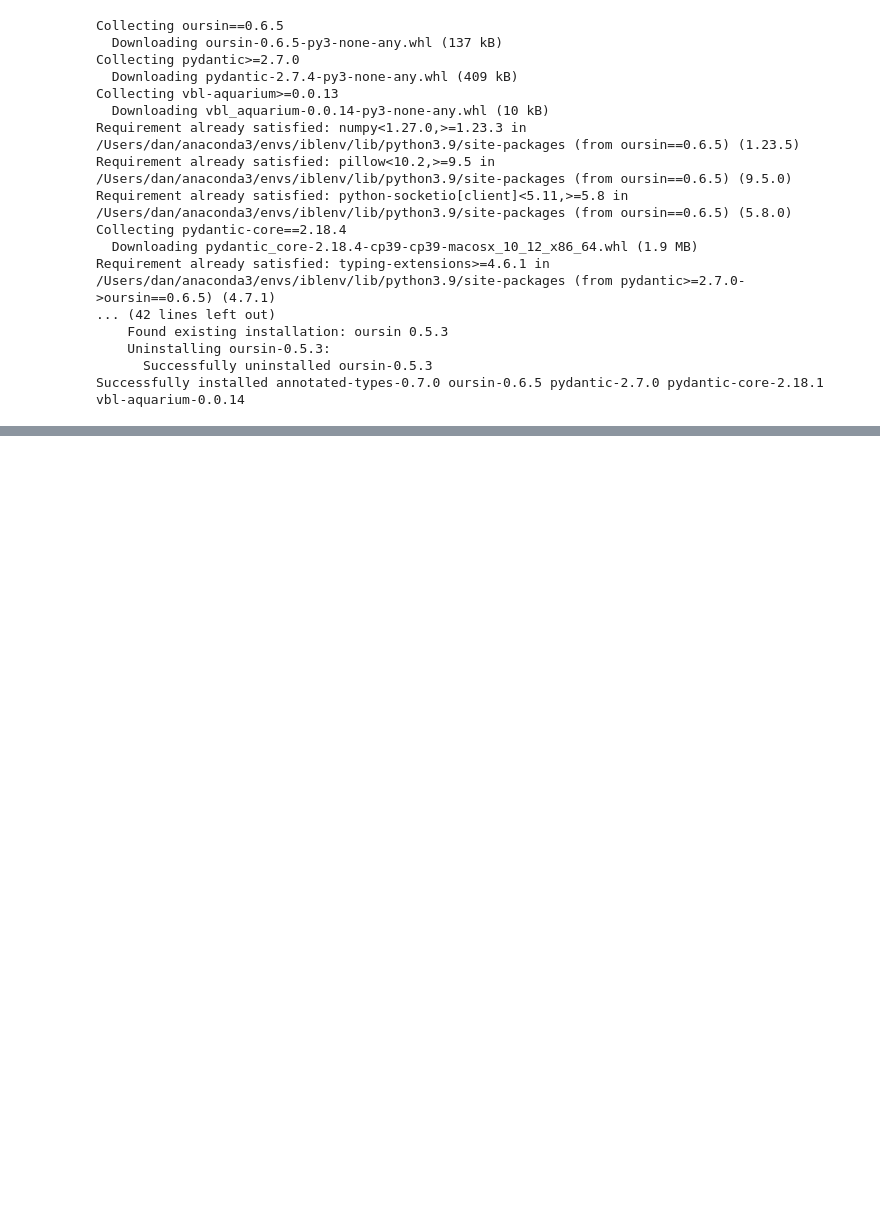
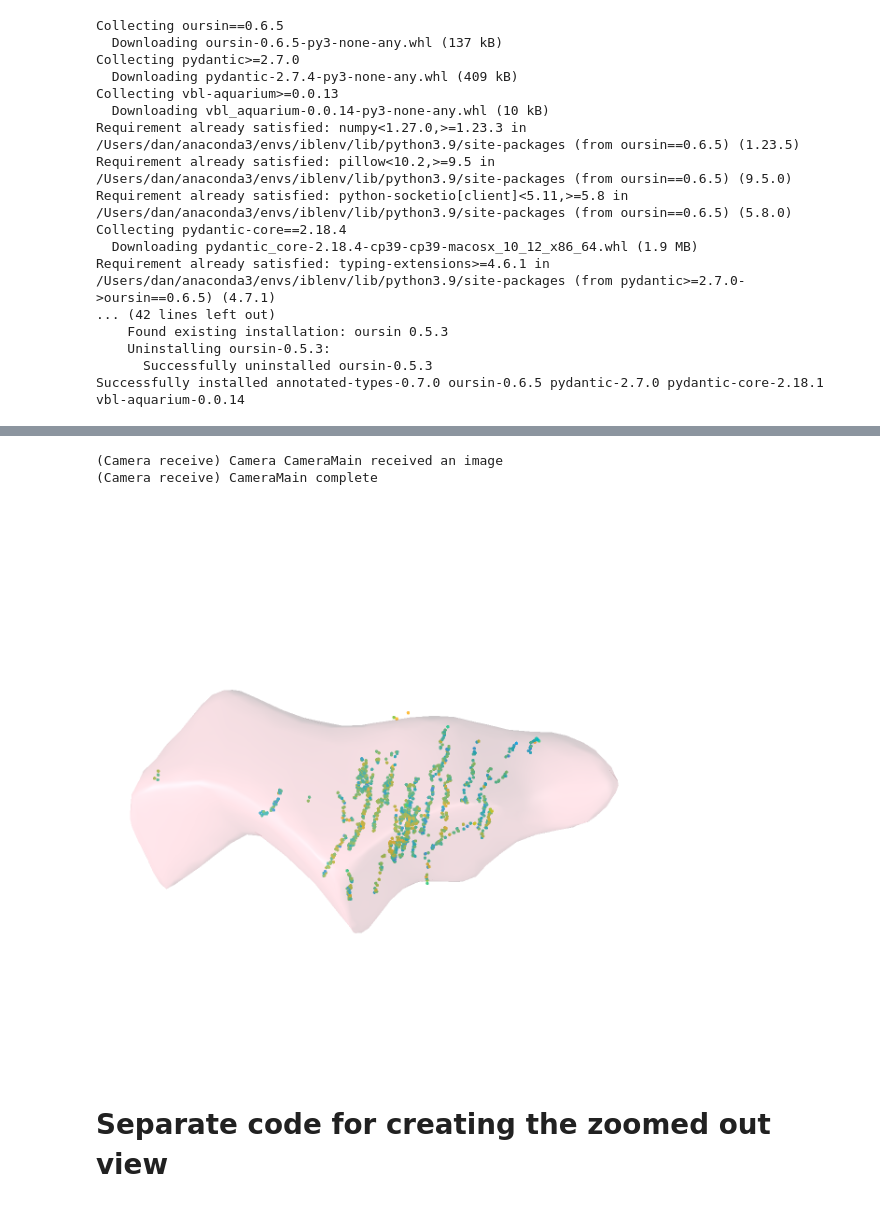
Before and after one commit to int-brain-lab/ibl-viz, a Jupyter notebook: repro_ephys/marsa/repro_ephys_fig7.ipynb, the cells around one changed output, grey strips where cells are left out. Drawn from its saved outputs; the diff is of its cells as text; code cells hidden in the pictures; blank space fills up the shorter version.

```diff
--- a/repro_ephys/marsa/repro_ephys_fig7.ipynb
+++ b/repro_ephys/marsa/repro_ephys_fig7.ipynb
@@ -32,2 +287,5 @@ turbo_cmap = cm.get_cmap('turbo')
+# %%
+def get_color(val):
+    return cm_data[np.min([int(val*255),255])]
 # %%
 data = pd.read_csv('figure7_dataframe_filt.csv')
@@ -50,3 +292,8 @@ data
+# %%
+avg_fr = data['avg_fr']
+avg_fr = np.log10(avg_fr)
+avg_fr = avg_fr - np.min(avg_fr)
+avg_fr = avg_fr / np.max(avg_fr)
 # %%
 FR_thresh = 12.3
 bregma = atlas.xyz2ccf([0,0,0])
@@ -62,11 +309,12 @@ for (i, row) in data.iterrows():
     ccf = atlas.xyz2ccf([row.x + np.random.normal()/200000, row.y, row.z + np.random.normal()/200000])
 
     if atlas.get_labels([row.x, row.y, row.z]) == 218:
-        neuronLocs.append(ccf.tolist())
-        neuronSizes.append([0.03, 0.03, 0.03] if row.avg_fr > FR_thresh else [0.015, 0.015, 0.015])
+
+        neuronLocs.append([ccf[1], ccf[0], ccf[2]])
+        neuronSizes.append([0.015, 0.015, 0.015])
         neuronShapes.append('sphere')
 
         # color
-        color = turbo_cmap(row.avg_fr/20)
+        color = get_color(avg_fr[i])
         neuronColors.append(color[:3])
 # %%
@@ -87,5 +333,8 @@ urchin.ccf25.LP.set_alpha(0.25, urchin.utils.Side.LEFT)
 # %%
 urchin.camera.main.set_mode('perspective')
 urchin.camera.main.set_rotation([22.5,22.5,225])
+urchin.camera.main.set_zoom(10)
+urchin.camera.main.set_pan(1.8,0)
+# note that you need to set the zoom/pan yourself
 # %%
 neurons = urchin.meshes.create(len(neuronLocs))
@@ -99,0 +345,8 @@ test.set_color([1,0,0])
+# %%
+await urchin.camera.main.screenshot(size=[1200,1200])
+# %% [output]
+(Camera receive) Camera CameraMain received an image
+(Camera receive) CameraMain complete
+[figure, added]
+# %% [markdown]
+# Separate code for creating the zoomed out view
```
Also changed, not shown: parts of 15 cells of this notebook, 1 other file.
